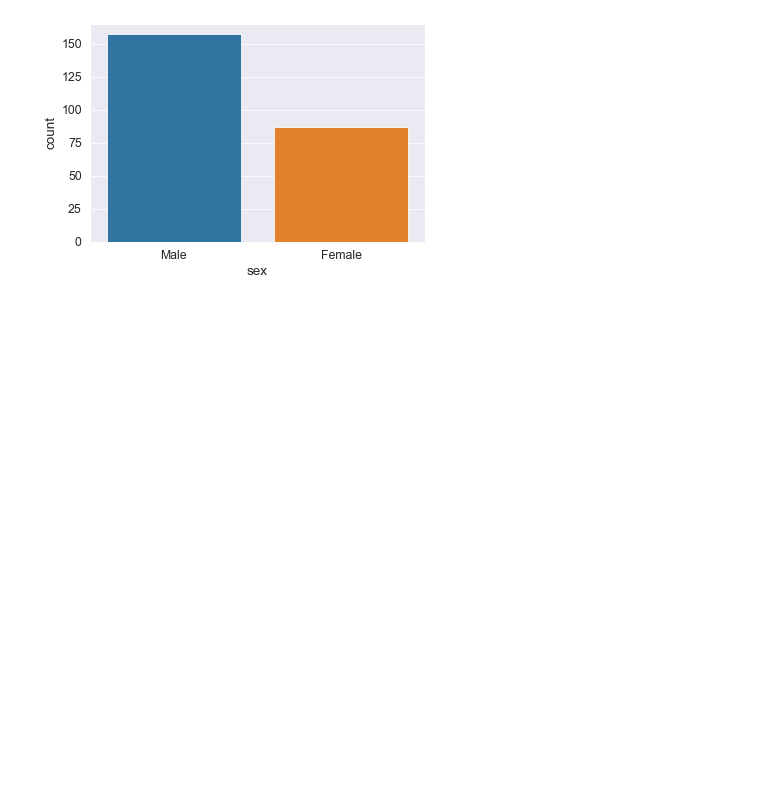
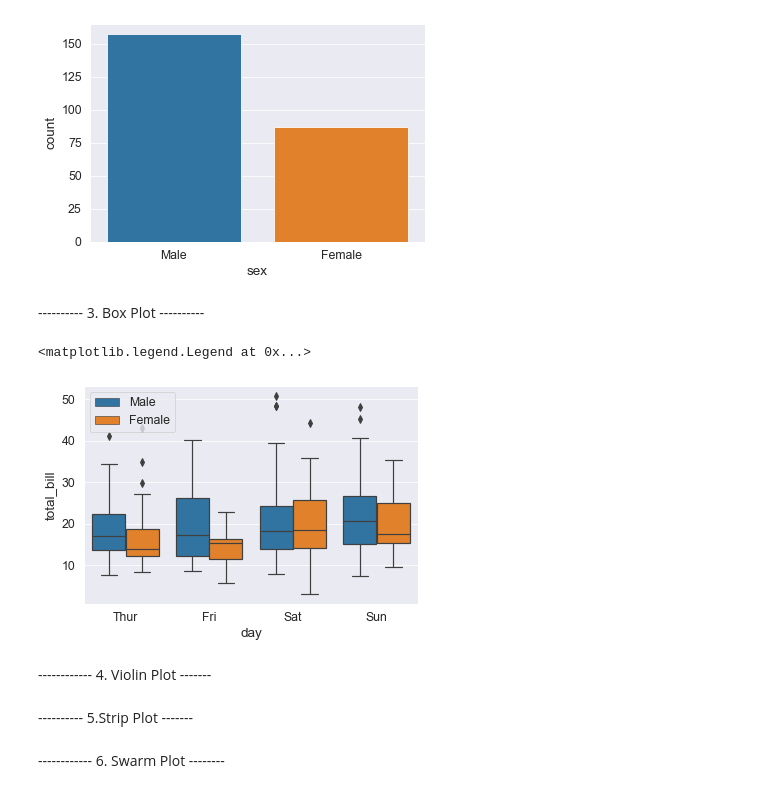
Before and after one commit to otkhwae/Seaborn, a Jupyter notebook: Seaborn_tut.ipynb, the cells around one changed output. Cells and saved outputs as stored; diff of their text form; code cells hidden in the pictures; blank space fills up the shorter version.

Commit message:
Box Plot

```diff
--- a/Seaborn_tut.ipynb
+++ b/Seaborn_tut.ipynb
@@ -127,3 +127,17 @@ sns.countplot(x='sex',data=tips_df)
 # %% [output]
 <AxesSubplot:xlabel='sex', ylabel='count'>
 [figure]
+# %% [markdown]
+---------- 3. Box Plot ----------
+# %%
+sns.boxplot(x='day', y='total_bill', data=tips_df,hue='sex')
+plt.legend(loc=0)
+# %% [output]
+<matplotlib.legend.Legend at 0x...>
+[figure, added]
+# %% [markdown]
+------------ 4. Violin Plot -------
+# %% [markdown]
+---------- 5.Strip Plot -------
+# %% [markdown]
+------------ 6. Swarm Plot --------
```
Also changed, not shown: parts of 6 cells of this notebook.
